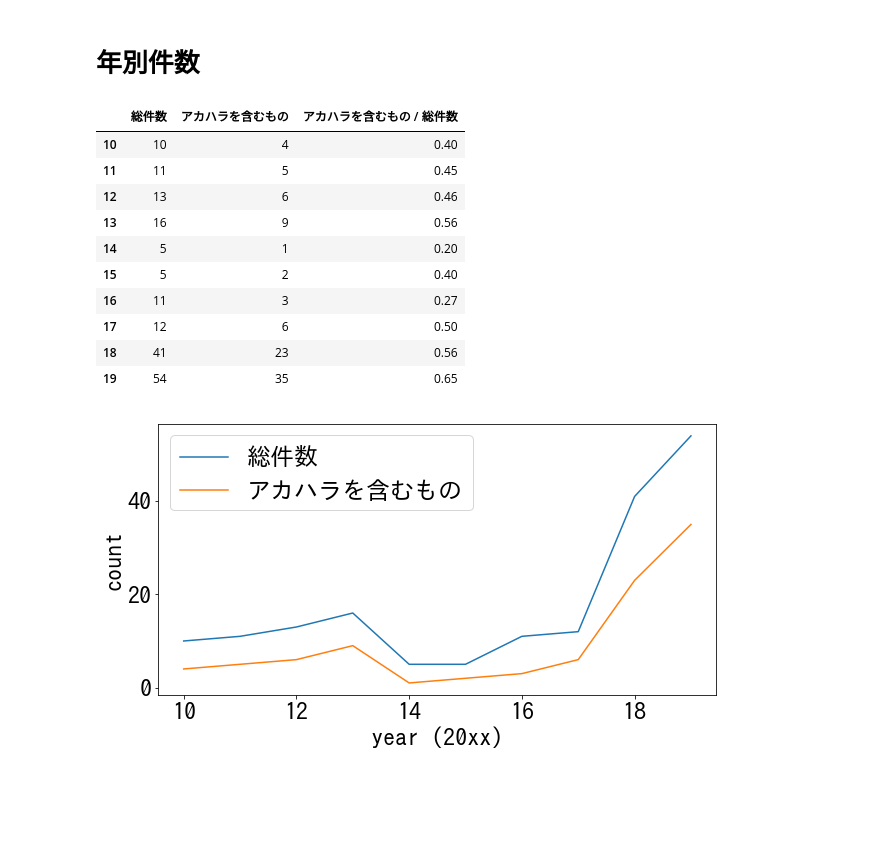
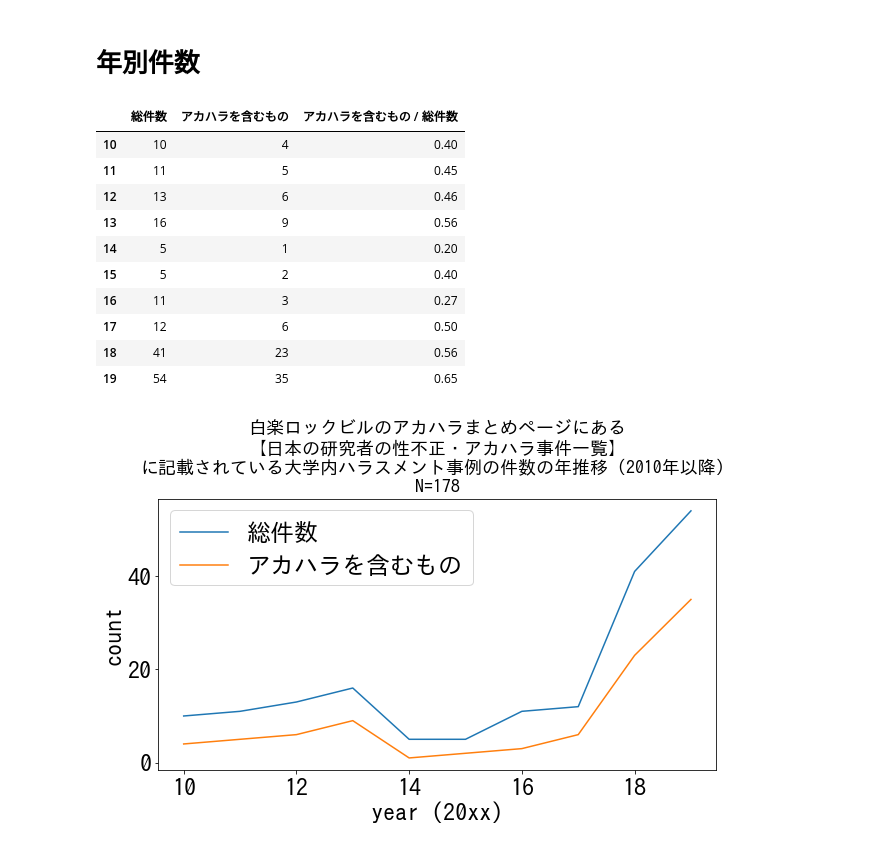
Before and after one commit to akahara-matome/haklak_akahra_news_scraping, a Jupyter notebook: main.ipynb, the cells around one changed output. Saved outputs shown, nothing was run; the diff lists cells and outputs as text; code cells hidden in the pictures; blank space fills up the shorter version.

```diff
--- a/main.ipynb
+++ b/main.ipynb
@@ -246,31 +246,32 @@ tmp_all = df['公表年月日'].map(lambda x: int(str(x[0:2]))).value_counts().s
 tmp_aka = df.query("事件種.str.contains('アカ')" , engine='python')['公表年月日'].map(lambda x: int(str(x[0:2]))).value_counts().sort_index().to_frame()
 
 # 整形
 tmp_all.columns = ['総件数']
 tmp_aka.columns = ['アカハラを含むもの']
 dff = pd.concat([tmp_all, tmp_aka], axis=1)
 dff['アカハラを含むもの / 総件数'] = round(dff['アカハラを含むもの'] / dff['総件数'], 2)
 display(dff)
 
 # プロット
 plt.rcParams["font.size"] = 24
 plt.figure(figsize=(10,5))
 plt.plot(tmp_all, label="総件数")
 plt.plot(tmp_aka, label="アカハラを含むもの")
 plt.xlabel('year (20xx)')
 plt.ylabel('count')
 plt.legend()
+plt.title(f'白楽ロックビルのアカハラまとめページにある\n【日本の研究者の性不正・アカハラ事件一覧】\nに記載されている大学内ハラスメント事例の件数の年推移（2010年以降）\nN={df.shape[0]}', fontsize=18)
 plt.show()
 # %% [output]
 |  | 総件数 | アカハラを含むもの | アカハラを含むもの / 総件数 |
 | 10 | 10 | 4 | 0.40 |
 | 11 | 11 | 5 | 0.45 |
 | 12 | 13 | 6 | 0.46 |
 | 13 | 16 | 9 | 0.56 |
 | 14 | 5 | 1 | 0.20 |
 | 15 | 5 | 2 | 0.40 |
 | 16 | 11 | 3 | 0.27 |
 | 17 | 12 | 6 | 0.50 |
 | 18 | 41 | 23 | 0.56 |
 | 19 | 54 | 35 | 0.65 |
-[figure, old version]
+[figure, new version]
```
